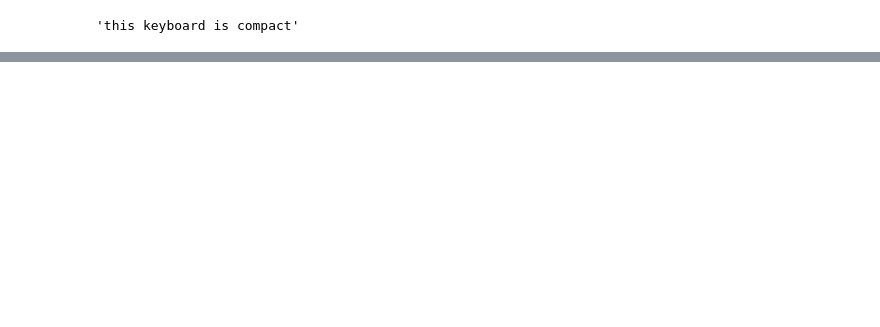
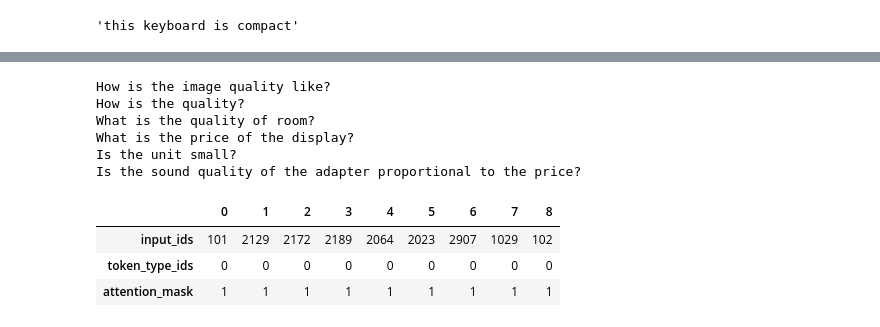
Before and after one commit to yashika-git/NLP, a Jupyter notebook: Review_Based_QA_System.ipynb, the cells around one changed output, grey strips where cells are left out. Cells and saved outputs as stored; diff of their text form; code cells hidden in the pictures; blank space fills up the shorter version.

```diff
--- a/Review_Based_QA_System.ipynb
+++ b/Review_Based_QA_System.ipynb
@@ -74,0 +89,18 @@ sample_df["context"].iloc[0][start_idx:end_idx]
+# %%
+# Looking at some questions beginning with "How", "What" and "Is"
+# for question_type in ["How", "What", "Is"]:
+# for question in (
+# dfs["train"][dfs["train"].question.str.startswith(question_type)]
+# .sample(n=3, random_state=42)['question']):
+# print(question)
+
+for question_type in ["How", "What", "Is"]:
+  for question in (dfs['train'][(dfs['train']['question'].str.startswith(question_type))].sample(n=2)['question']):
+    print(question)
+# %% [output]
+How is the image quality like?
+How is the quality?
+What is the quality of room?
+What is the price of the display?
+Is the unit small?
+Is the sound quality of the adapter proportional to the price?
@@ -74,0 +122,8 @@ sample_df["context"].iloc[0][start_idx:end_idx]
+# %%
+input_df = pd.DataFrame.from_dict(tokenizer(question), orient="index")
+input_df
+# %% [output]
+|  | 0 | 1 | 2 | 3 | 4 | 5 | 6 | 7 | 8 |
+| input_ids | 101 | 2129 | 2172 | 2189 | 2064 | 2023 | 2907 | 1029 | 102 |
+| token_type_ids | 0 | 0 | 0 | 0 | 0 | 0 | 0 | 0 | 0 |
+| attention_mask | 1 | 1 | 1 | 1 | 1 | 1 | 1 | 1 | 1 |
```
Also changed, not shown: parts of 13 cells of this notebook.
